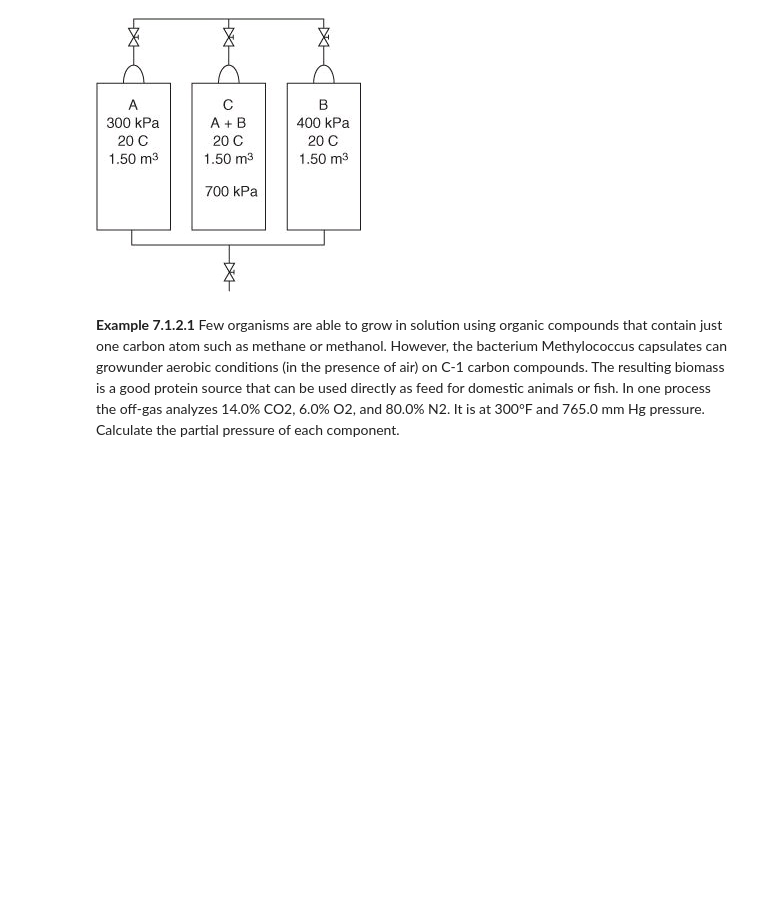
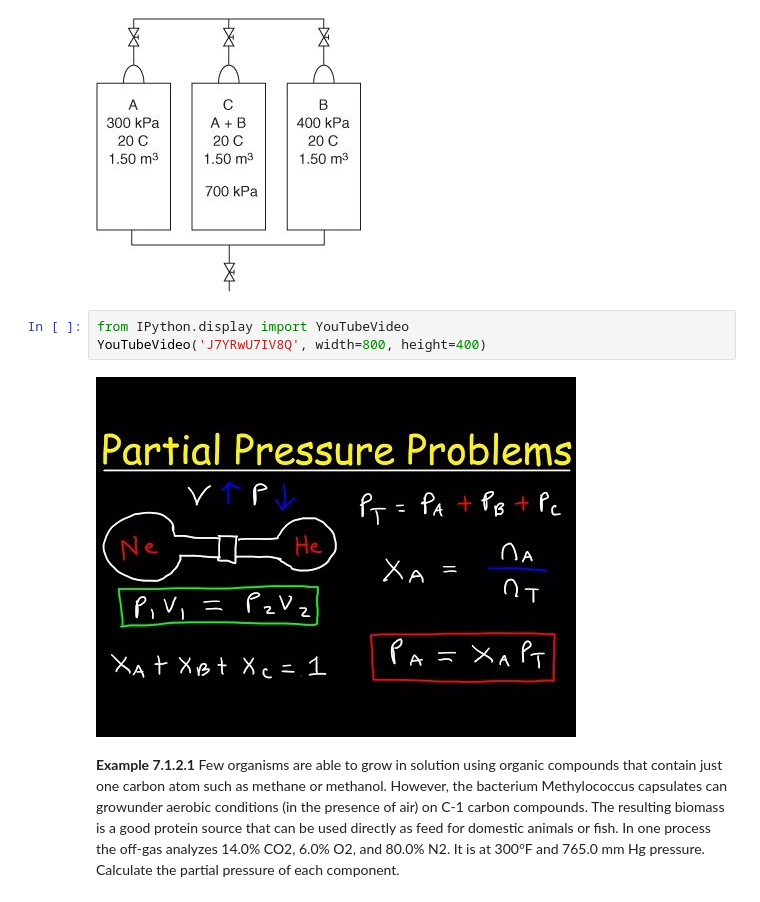
Before and after one commit to AhmadAlsaadi/Introduction-to-chemical-engineering, a Jupyter notebook: chapter-7 ideal and real gases.ipynb, the cells around one changed output. Cells and saved outputs as stored; diff of their text form; blank space fills up the shorter version.

Commit message:
new video about partial preassure added

```diff
--- a/chapter-7 ideal and real gases.ipynb
+++ b/chapter-7 ideal and real gases.ipynb
@@ -170,6 +170,11 @@ where $y_i$ is the mole fraction of component i
 ![image.png](attachment:image.png)
 # %% [markdown]
 ![image.png](attachment:image.png)
+# %%
+from IPython.display import YouTubeVideo
+YouTubeVideo('J7YRwU7IV8Q', width=800, height=400)
+# %% [output]
+[figure, added]
 # %% [markdown]
 **Example 7.1.2.1** Few organisms are able to grow in solution using organic compounds that contain just one carbon
 atom such as methane or methanol. However, the bacterium Methylococcus capsulates can growunder aerobic conditions (in the presence of air) on C-1 carbon compounds. The resulting biomass
```
